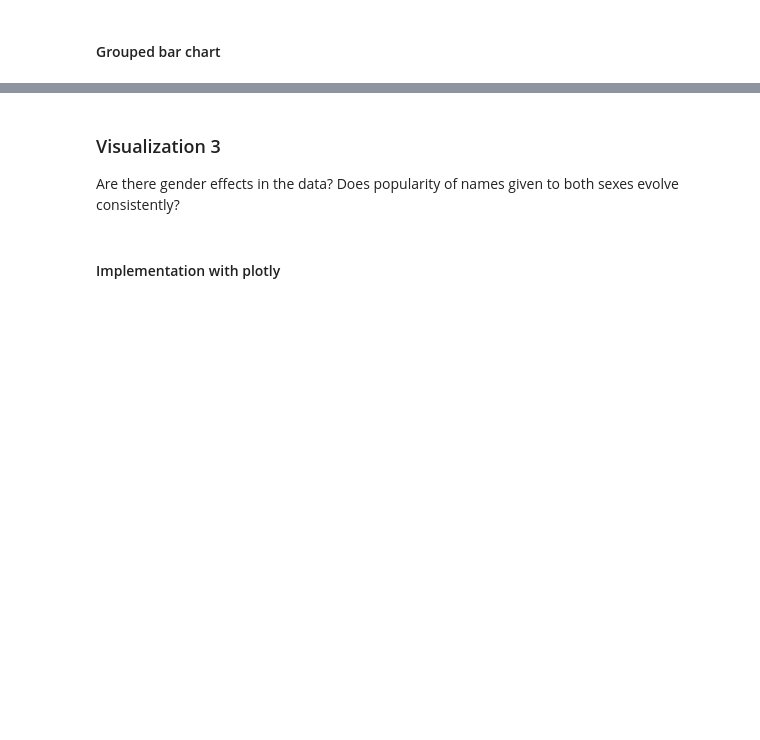
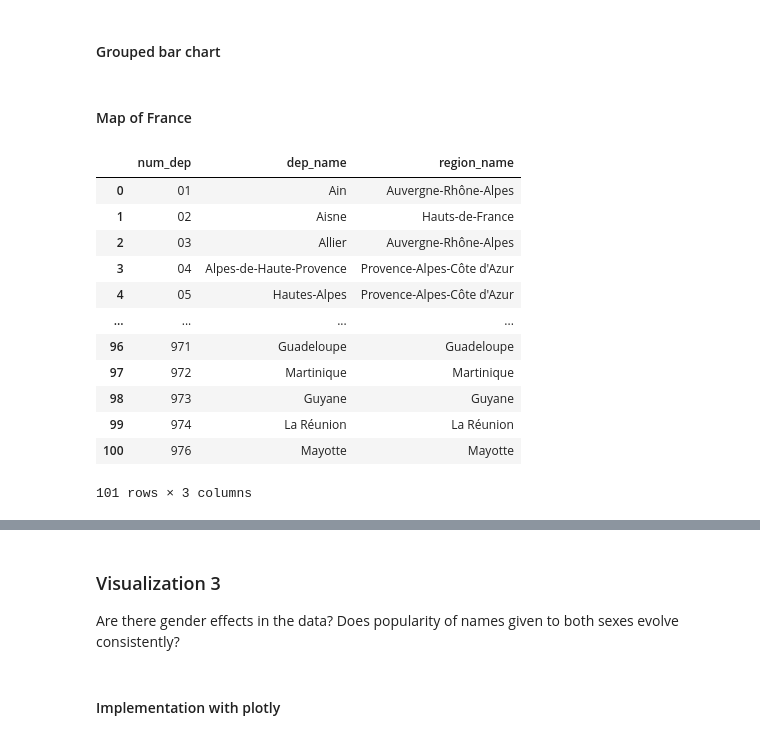
Before and after one commit to liadsantos/baby_names_visualization, a Jupyter notebook: implementations.ipynb, the cells around one changed output, grey strips where cells are left out. Saved outputs shown, nothing was run; the diff lists cells and outputs as text; code cells hidden in the pictures; blank space fills up the shorter version.

Commit message:
implementing france map in vis2

```diff
--- a/implementations.ipynb
+++ b/implementations.ipynb
@@ -282,3 +280,28 @@ grouped_bar_chart = alt.Chart(filtered_name_department_counts).mark_bar().encode
     title='Occurrences of Randomly Selected Names by Department'
 )
 grouped_bar_chart
+# %% [markdown]
+#### Map of France
+# %%
+# Dataframe to work with visualization 2
+baby_names_vis2 = baby_names
+
+# crete dataframe from json department regions
+df_departments = pd.read_json(path + 'departements-region.json')
+df_departments['num_dep'] = df_departments['num_dep'].apply(str)     # make sure every dpt is a string
+
+df_departments
+# %% [output]
+|  | num_dep | dep_name | region_name |
+| 0 | 01 | Ain | Auvergne-Rhône-Alpes |
+| 1 | 02 | Aisne | Hauts-de-France |
+| 2 | 03 | Allier | Auvergne-Rhône-Alpes |
+| 3 | 04 | Alpes-de-Haute-Provence | Provence-Alpes-Côte d'Azur |
+| 4 | 05 | Hautes-Alpes | Provence-Alpes-Côte d'Azur |
+| ... | ... | ... | ... |
+| 96 | 971 | Guadeloupe | Guadeloupe |
+| 97 | 972 | Martinique | Martinique |
+| 98 | 973 | Guyane | Guyane |
+| 99 | 974 | La Réunion | La Réunion |
+| 100 | 976 | Mayotte | Mayotte |
+101 rows × 3 columns
```
Also changed, not shown: parts of 8 cells of this notebook, 4 other files.
